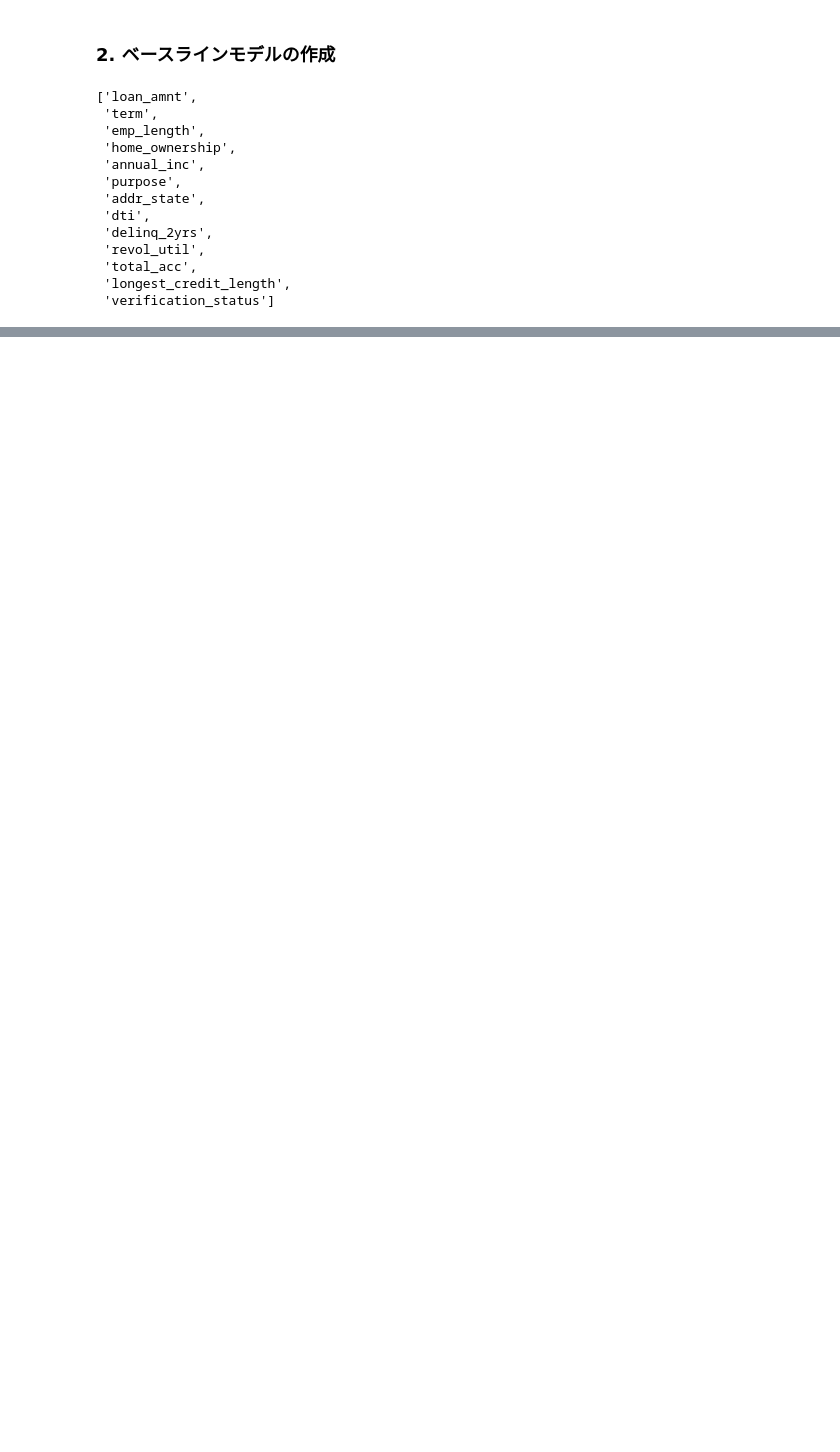
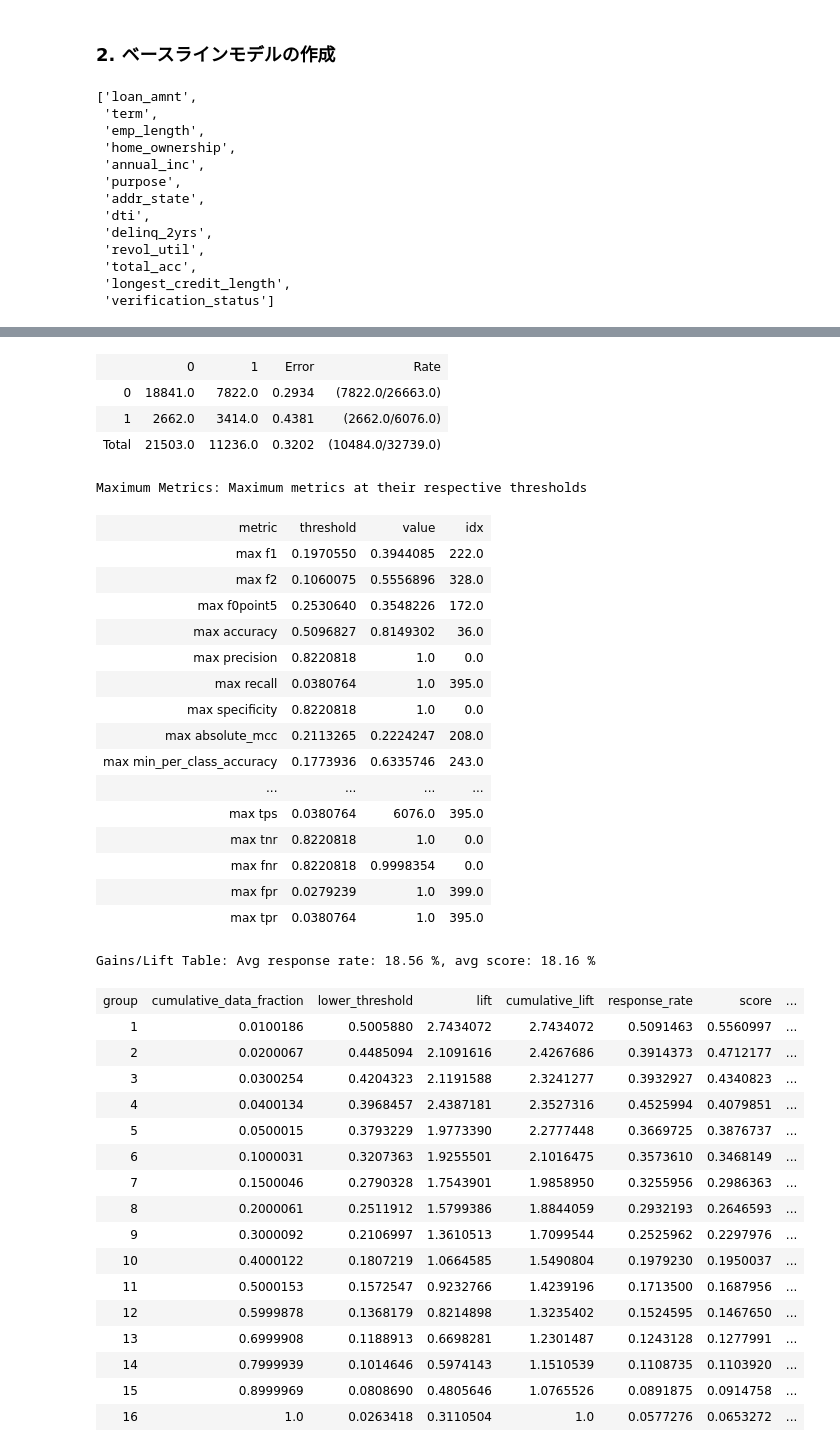
Before and after one commit to yukismd/H2O_3_Tutorial, a Jupyter notebook: python_api/Feature_Engineering_Deep_Dive.ipynb, the cells around one changed output, grey strips where cells are left out. Cells and saved outputs as stored; diff of their text form; code cells hidden in the pictures; blank space fills up the shorter version.

```diff
--- a/python_api/Feature_Engineering_Deep_Dive.ipynb
+++ b/python_api/Feature_Engineering_Deep_Dive.ipynb
@@ -150,0 +299,5 @@ aml.leaderboard
+# %%
+#> テストデータに対する結果の取得
+perf = aml.leader.model_performance(test_data=test)
+perf
+# %% [output]
@@ -150,0 +316,39 @@ aml.leaderboard
+|  | 0 | 1 | Error | Rate |
+| 0 | 18841.0 | 7822.0 | 0.2934 | (7822.0/26663.0) |
+| 1 | 2662.0 | 3414.0 | 0.4381 | (2662.0/6076.0) |
+| Total | 21503.0 | 11236.0 | 0.3202 | (10484.0/32739.0) |
+Maximum Metrics: Maximum metrics at their respective thresholds
+| metric | threshold | value | idx |
+| max f1 | 0.1970550 | 0.3944085 | 222.0 |
+| max f2 | 0.1060075 | 0.5556896 | 328.0 |
+| max f0point5 | 0.2530640 | 0.3548226 | 172.0 |
+| max accuracy | 0.5096827 | 0.8149302 | 36.0 |
+| max precision | 0.8220818 | 1.0 | 0.0 |
+| max recall | 0.0380764 | 1.0 | 395.0 |
+| max specificity | 0.8220818 | 1.0 | 0.0 |
+| max absolute_mcc | 0.2113265 | 0.2224247 | 208.0 |
+| max min_per_class_accuracy | 0.1773936 | 0.6335746 | 243.0 |
+| ... | ... | ... | ... |
+| max tps | 0.0380764 | 6076.0 | 395.0 |
+| max tnr | 0.8220818 | 1.0 | 0.0 |
+| max fnr | 0.8220818 | 0.9998354 | 0.0 |
+| max fpr | 0.0279239 | 1.0 | 399.0 |
+| max tpr | 0.0380764 | 1.0 | 395.0 |
+Gains/Lift Table: Avg response rate: 18.56 %, avg score: 18.16 %
+| group | cumulative_data_fraction | lower_threshold | lift | cumulative_lift | response_rate | score | ... |
+| 1 | 0.0100186 | 0.5005880 | 2.7434072 | 2.7434072 | 0.5091463 | 0.5560997 | ... |
+| 2 | 0.0200067 | 0.4485094 | 2.1091616 | 2.4267686 | 0.3914373 | 0.4712177 | ... |
+| 3 | 0.0300254 | 0.4204323 | 2.1191588 | 2.3241277 | 0.3932927 | 0.4340823 | ... |
+| 4 | 0.0400134 | 0.3968457 | 2.4387181 | 2.3527316 | 0.4525994 | 0.4079851 | ... |
+| 5 | 0.0500015 | 0.3793229 | 1.9773390 | 2.2777448 | 0.3669725 | 0.3876737 | ... |
+| 6 | 0.1000031 | 0.3207363 | 1.9255501 | 2.1016475 | 0.3573610 | 0.3468149 | ... |
+| 7 | 0.1500046 | 0.2790328 | 1.7543901 | 1.9858950 | 0.3255956 | 0.2986363 | ... |
+| 8 | 0.2000061 | 0.2511912 | 1.5799386 | 1.8844059 | 0.2932193 | 0.2646593 | ... |
+| 9 | 0.3000092 | 0.2106997 | 1.3610513 | 1.7099544 | 0.2525962 | 0.2297976 | ... |
+| 10 | 0.4000122 | 0.1807219 | 1.0664585 | 1.5490804 | 0.1979230 | 0.1950037 | ... |
+| 11 | 0.5000153 | 0.1572547 | 0.9232766 | 1.4239196 | 0.1713500 | 0.1687956 | ... |
+| 12 | 0.5999878 | 0.1368179 | 0.8214898 | 1.3235402 | 0.1524595 | 0.1467650 | ... |
+| 13 | 0.6999908 | 0.1188913 | 0.6698281 | 1.2301487 | 0.1243128 | 0.1277991 | ... |
+| 14 | 0.7999939 | 0.1014646 | 0.5974143 | 1.1510539 | 0.1108735 | 0.1103920 | ... |
+| 15 | 0.8999969 | 0.0808690 | 0.4805646 | 1.0765526 | 0.0891875 | 0.0914758 | ... |
+| 16 | 1.0 | 0.0263418 | 0.3110504 | 1.0 | 0.0577276 | 0.0653272 | ... |
```
Also changed, not shown: parts of 23 cells of this notebook.
